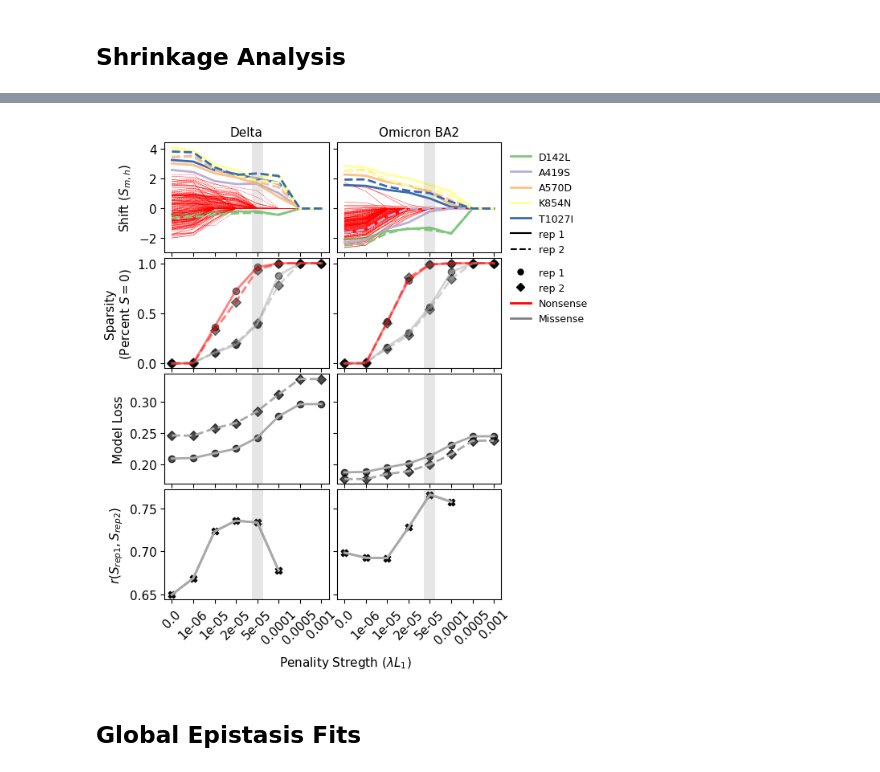
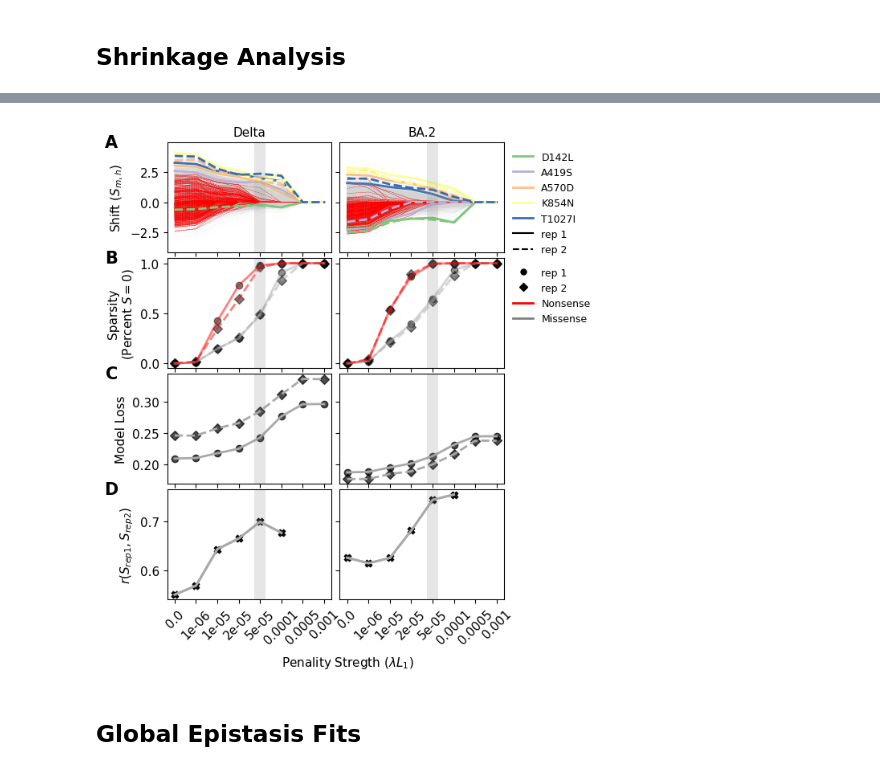
Before and after one commit to matsengrp/SARS-CoV-2_spike_multidms, a Jupyter notebook: notebooks/manuscript-figures.ipynb, the cells around one changed output, grey strips where cells are left out. Saved outputs shown, nothing was run; the diff lists cells and outputs as text; code cells hidden in the pictures.

```diff
--- a/notebooks/manuscript-figures.ipynb
+++ b/notebooks/manuscript-figures.ipynb
@@ -182,6 +299,7 @@ for col, (condition, condition_df) in enumerate(collapsed_bc_df.groupby("conditi
         ax =iter_ax,
         alpha=0.3
     )
+    iter_ax.plot([-3.5, 2.5], [-3.5, 2.5], "k--", lw=2)
     corr = pearsonr(df["rep_1_func_score"], df["rep_2_func_score"])[0]
     iter_ax.annotate(
         f"$r = {corr:.2f}$",
@@ -262,7 +380,7 @@ plt.show()
 import jax
 from collections import defaultdict
 # %%
-times_seen_threshold = 3
+times_seen_threshold = 1
 model_name = "model_30000"
 # %%
 tall_mut_df = pd.DataFrame()
@@ -455,18 +572,18 @@ for (condition, replicate), df in tall_mut_df.groupby(["condition", "replicate"]
     row = 0
     iter_ax = ax[row, condition_col[condition]]
 
-#     # plot missense, non validated
-#     for mut, trace_df in df.query(
-#         "sense == 'Missense' & not mutation.isin(@mutations_to_highlight)"
-#     ).groupby("mutation"):
-#         iter_ax.plot(
-#             trace_df.λ_lasso,
-#             trace_df.S,
-#             linestyle=replicate_line_style[replicate],
-#             linewidth=sense_alpha['Missense'],
-#             alpha=sense_alpha['Missense'],
-#             color="lightgrey"
-#         )
+    # plot missense, non validated
+    for mut, trace_df in df.query(
+        "sense == 'Missense' & not mutation.isin(@mutations_to_highlight)"
+    ).groupby("mutation"):
+        iter_ax.plot(
+            trace_df.λ_lasso,
+            trace_df.S,
+            linestyle=replicate_line_style[replicate],
+            linewidth=sense_alpha['Missense'],
+            alpha=sense_alpha['Missense'],
+            color="lightgrey"
+        )
 
     # plot stop traces
     for mut, trace_df in df.query("sense == 'Nonsense'").groupby("mutation"):
@@ -562,7 +679,7 @@ for (condition, replicate), df in tall_mut_df.groupby(["condition", "replicate"]
     iter_ax.axvline(str(model_choice), **model_line_kwargs)
 
 ax[0, 0].set_title("Delta", size=11)
-ax[0, 1].set_title("Omicron BA2", size=11)
+ax[0, 1].set_title("BA.2", size=11)
 
 ax[0, 0].set_ylabel("Shift $(S_{m,h})$", size=11)
 ax[1, 0].set_ylabel("Sparsity\n(Percent $S = 0$)", size=11)
@@ -584,36 +701,76 @@ lasso_color_handles = [
         linewidth=2,
         label=mut
     )
     for mut, color in mutations_cmap.items()
 ]
 
 elements = lasso_color_handles + [black_line, black_dashed]
 ax[0,1].legend(handles=elements, bbox_to_anchor = (1, 1), loc='upper left', frameon=False, fontsize=9)
 
 black_circle = mlines.Line2D([], [], color='black', marker='o', linestyle='None',
                           markersize=5, label='rep 1')
 black_triangle = mlines.Line2D([], [], color='black', marker='D', linestyle='None',
                           markersize=5, label='rep 2')
 
 red_line = mlines.Line2D([], [], color='red', linewidth=2,linestyle='-',markersize=5, label='Nonsense')
 grey_line = mlines.Line2D([], [], color='grey',linewidth=2, linestyle='-',markersize=5, label='Missense')
 
 elements = [black_circle, black_triangle, red_line, grey_line] #+lasso_color_handles
 ax[1, 1].legend(handles=elements, bbox_to_anchor = (1, 1), loc='upper left', frameon=False, fontsize=9)
 
 ax[3,0].set_xticks(ax[3,0].get_xticks(), ax[3,0].get_xticklabels(), rotation=45, ha='center')
 ax[3,1].set_xticks(ax[3,1].get_xticks(), ax[3,1].get_xticklabels(), rotation=45, ha='center')
 
 ax[3,0].set_xlabel(f"Penality Stregth ($\lambda L_{1}$)")
 ax[3,0].xaxis.set_label_coords(1.1, -.5)
 
 plt.tight_layout()
+
+
+
+
 fig.subplots_adjust(hspace=0.05, wspace=0.05)
-fig.savefig(f"{OUTDIR}/{saveas}.pdf")
-fig.savefig(f"{OUTDIR}/{saveas}.png")
+
+
+ax[0,0].text(
+    -0.3, 1.00,
+    f"A",
+    ha="right", va="center",
+    size=15,
+    weight="bold",
+    transform=ax[0,0].transAxes
+)
+ax[1,0].text(
+    -0.3, 1.00,
+    f"B",
+    ha="right", va="center",
+    size=15,
+    weight="bold",
+    transform=ax[1,0].transAxes
+)
+ax[2,0].text(
+    -0.3, 1.00,
+    f"C",
+    ha="right", va="center",
+    size=15,
+    weight="bold",
+    transform=ax[2,0].transAxes
+)
+ax[3,0].text(
+    -0.3, 1.00,
+    f"D",
+    ha="right", va="center",
+    size=15,
+    weight="bold",
+    transform=ax[3,0].transAxes
+)
+
+
+fig.savefig(f"{OUTDIR}/{saveas}.pdf",bbox_inches='tight')
+fig.savefig(f"{OUTDIR}/{saveas}.png",bbox_inches='tight')
 plt.show()
 # %% [output]
-[figure, old version]
+[figure, new version]
 # %% [markdown]
 ## Global Epistasis Fits
 # %%
```
Also changed, not shown: parts of 15 cells of this notebook, 18 other files.
